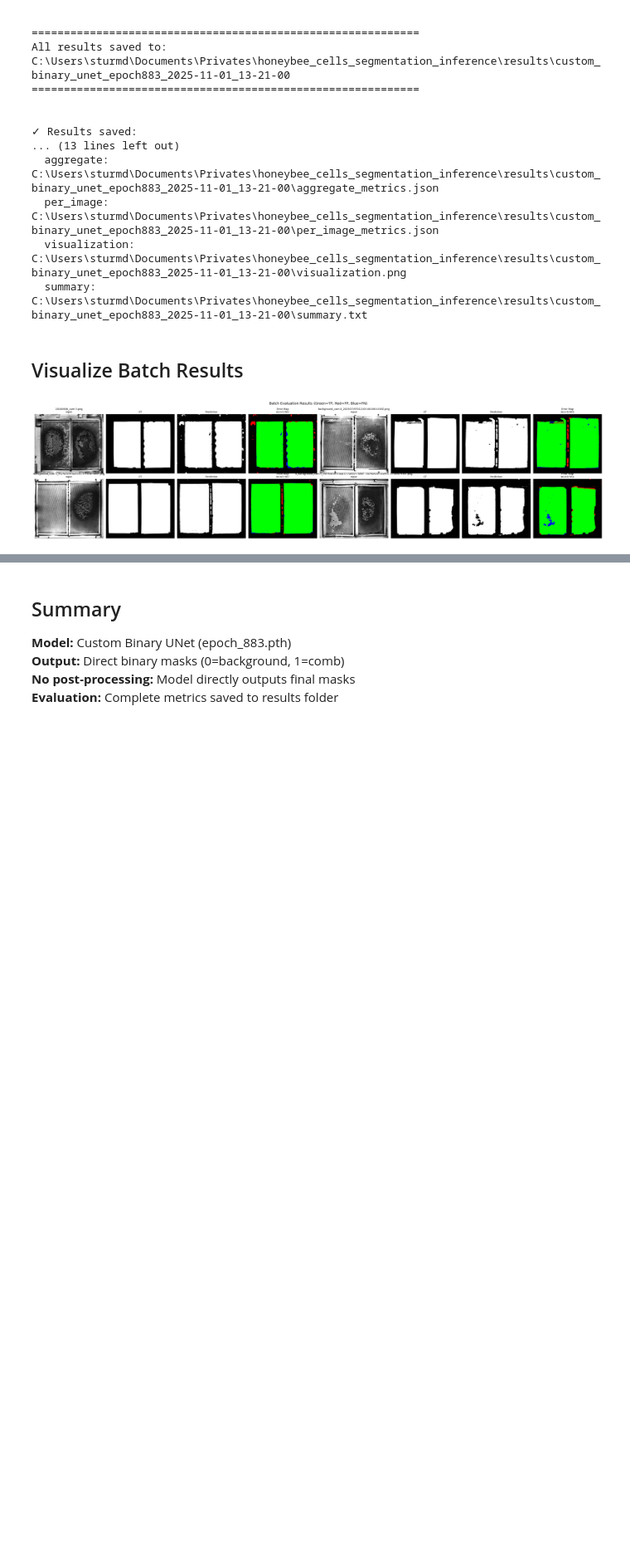
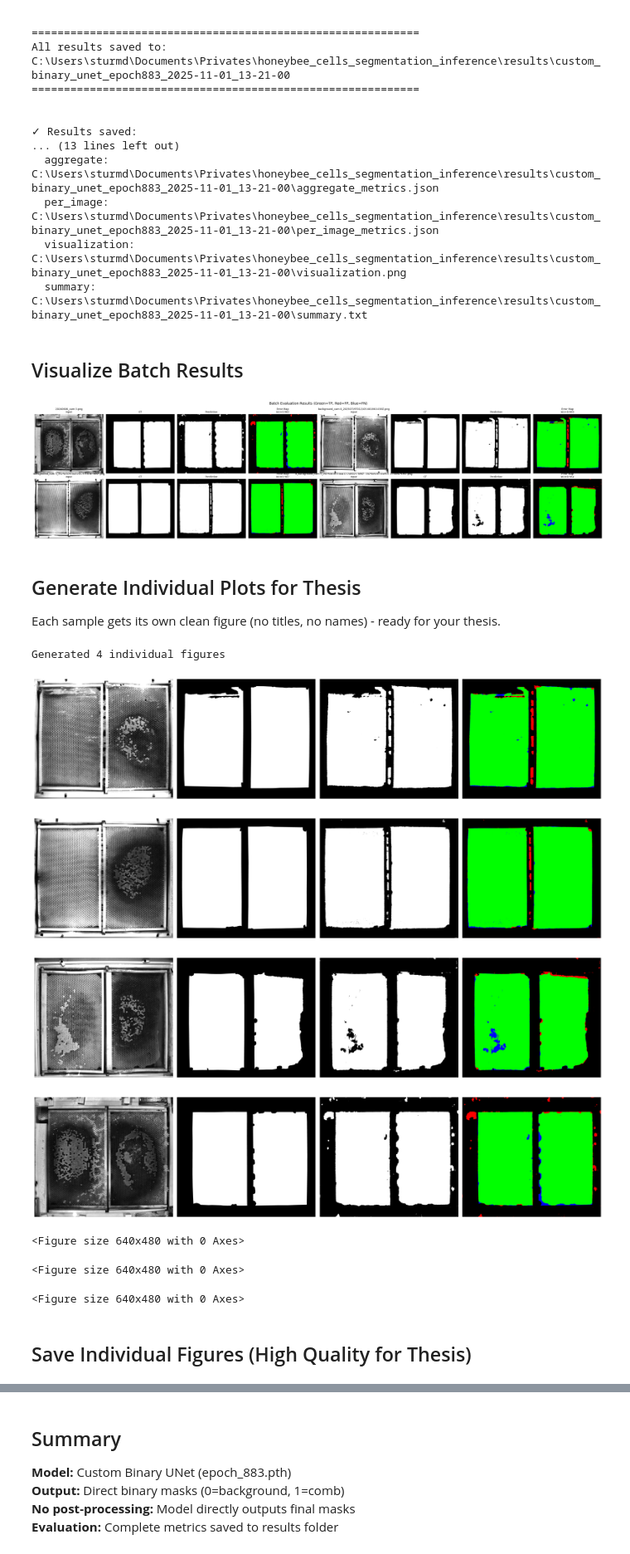
Before and after one commit to danielsturm/honeybee_cells_segmentation_inference, a Jupyter notebook: segmentation_restruct/notebooks/test_custom_binary_unet.ipynb, the cells around one changed output, grey strips where cells are left out. Shown at 83% size. Saved outputs shown, nothing was run; the diff lists cells and outputs as text; code cells hidden in the pictures; blank space fills up the shorter version.

```diff
--- a/segmentation_restruct/notebooks/test_custom_binary_unet.ipynb
+++ b/segmentation_restruct/notebooks/test_custom_binary_unet.ipynb
@@ -334,3 +334,33 @@ fig, axes = evaluator.visualize_batch(
 plt.show()
 # %% [output]
 [figure]
+# %% [markdown]
+## Generate Individual Plots for Thesis
+
+Each sample gets its own clean figure (no titles, no names) - ready for your thesis.
+# %%
+# Generate individual plots for each sample (thesis-ready, no titles/names)
+individual_figures = evaluator.visualize_individual_samples(
+    predicted_masks=predicted_masks,
+    ground_truth_masks=ground_truth_masks,
+    input_images=input_images,
+    figsize_per_subplot=(5, 5)  # Adjust size as needed
+)
+
+print(f"Generated {len(individual_figures)} individual figures")
+
+# Display all figures
+for i, (fig, axes) in enumerate(individual_figures):
+    plt.figure(fig.number)
+    plt.show()
+# %% [output]
+Generated 4 individual figures
+[figure, added]
+[figure, added]
+[figure, added]
+[figure, added]
+<Figure size 640x480 with 0 Axes>
+<Figure size 640x480 with 0 Axes>
+<Figure size 640x480 with 0 Axes>
+# %% [markdown]
+## Save Individual Figures (High Quality for Thesis)
```
Also changed, not shown: parts of 1 cell of this notebook, 4 other files.
